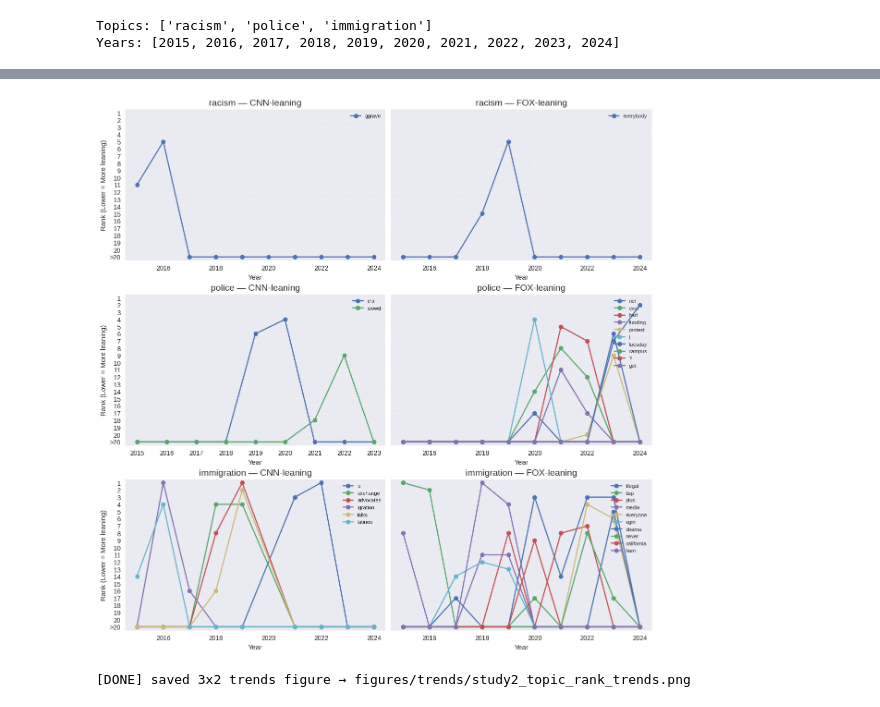
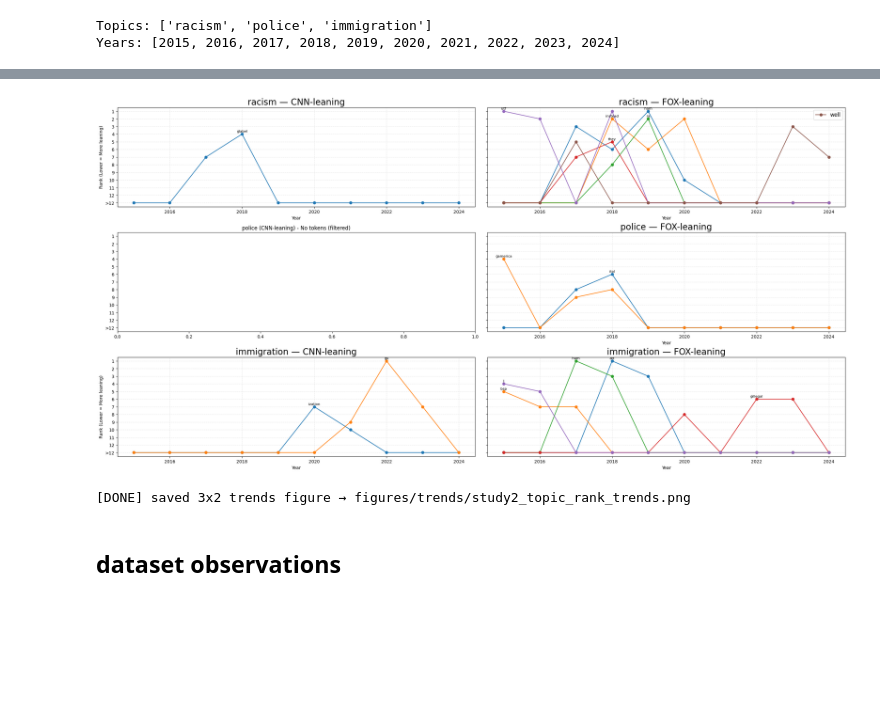
Before and after one commit to anthqiu/VT-CS5624-Project, a Jupyter notebook: study2/step6_data_visualization.ipynb, the cells around one changed output, grey strips where cells are left out. Drawn from its saved outputs; the diff is of its cells as text; code cells hidden in the pictures; blank space fills up the shorter version.

```diff
--- a/study2/step6_data_visualization.ipynb
+++ b/study2/step6_data_visualization.ipynb
@@ -68,24 +68,6 @@ def build_vocabulary_from_yearly_lists(yearly_lists):
         for tok in set(tokens):
             token_years[tok].add(year)
 
-    vocab = set()
-
-    for tok, years_set in token_years.items():
-        years_list = sorted(years_set)
-        if len(years_list) < MIN_CONSECUTIVE_YEARS:
-            continue
-
-        max_run = 1
-        cur_run = 1
-        for i in range(1, len(years_list)):
-            if years_list[i] == years_list[i - 1] + 1:
-                cur_run += 1
-                max_run = max(max_run, cur_run)
-            else:
-                cur_run = 1
-
-        if max_run >= MIN_CONSECUTIVE_YEARS:
-            vocab.add(tok)
-
+    vocab = {tok for tok, yrs in token_years.items() if len(yrs) >= 2}
     return vocab, token_years
 # %%
@@ -447,7 +132,7 @@ print(f"[DONE] Saved: {out_path}")
 fig, axes = plt.subplots(
     nrows=3,
     ncols=2,
-    figsize=(12, 12),
+    figsize=(24, 12),
     sharex=False,
     sharey=True,
     constrained_layout=True
@@ -455,13 +140,14 @@ fig, axes = plt.subplots(
 
 sides = ["cnn", "fox"]
 side_titles = ["CNN-leaning", "FOX-leaning"]
+min_count = 10
 
 for col_idx, side in enumerate(sides):
-    for row_idx, topic in enumerate(ordered_topics):
+    for row_idx, topic in enumerate(TOPIC_KEYWORDS.keys()):
 
         ax = axes[row_idx][col_idx]
 
-        years, yearly_lists = build_rankings_for_side(topic, side)
+        years, yearly_lists = build_rankings_for_side(topic, side, min_count)
         if not years:
             ax.set_title(f"{topic} ({side_titles[col_idx]}) - No data")
             continue
@@ -471,51 +157,78 @@ for col_idx, side in enumerate(sides):
             ax.set_title(f"{topic} ({side_titles[col_idx]}) - No tokens")
             continue
 
-        tokens_for_plot = select_top_tokens_for_plot(vocab, token_years, yearly_lists)
+        last_year = 2024
+        last_year_tokens = yearly_lists.get(last_year, [])[:RANK_CUTOFF_FOR_PLOT]
+        last_year_tokens_set = set(last_year_tokens)
+
+        tokens_for_plot = select_top_tokens_for_plot(
+            vocab, token_years, yearly_lists, last_year
+        )
         if not tokens_for_plot:
             ax.set_title(f"{topic} ({side_titles[col_idx]}) - No tokens (filtered)")
             continue
 
         df_rank = build_rank_matrix(years, yearly_lists, tokens_for_plot)
 
-        # 绘制每个 token 的折线
+        legend_lines = []
+        legend_labels = []
+
         for tok in tokens_for_plot:
-            ax.plot(
+            y = df_rank[tok].values
+            line, = ax.plot(
                 years,
-                df_rank[tok].values,
+                y,
                 marker="o",
                 linestyle="-",
-                label=tok
             )
+
+            if tok in last_year_tokens_set:
+                legend_lines.append(line)
+                legend_labels.append(tok)
+            else:
+                ranks = df_rank[tok].values
+                best_idx = ranks.argmin()
+                best_year = years[best_idx]
+                best_rank = ranks[best_idx]
+
+                ax.text(
+                    best_year,
+                    best_rank - 0.15,
+                    tok,
+                    fontsize=8,
+                    ha="center",
+                    va="bottom",
+                )
 
         ax.invert_yaxis()
         ax.set_ylim(RANK_CUTOFF_FOR_PLOT + 1.5, 0.5)
 
-        ax.set_title(f"{topic} — {side_titles[col_idx]}", fontsize=14)
+        ax.set_title(f"{topic} — {side_titles[col_idx]}", fontsize=20)
         ax.set_xlabel("Year")
         if col_idx == 0:
             ax.set_ylabel("Rank (Lower = More leaning)")
 
         ax.set_yticks(
             list(range(1, RANK_CUTOFF_FOR_PLOT + 1)) + [RANK_CUTOFF_FOR_PLOT + 1]
         )
         ax.set_yticklabels(
             [str(i) for i in range(1, RANK_CUTOFF_FOR_PLOT + 1)] + [f">{RANK_CUTOFF_FOR_PLOT}"]
         )
 
-        ax.legend(loc="upper right", fontsize=8)
+        if legend_lines:
+            ax.legend(legend_lines, legend_labels, loc="upper right", fontsize=12)
 
         ax.grid(True, linestyle="--", alpha=0.3)
-
-handles, labels = axes[0][0].get_legend_handles_labels()
 
 os.makedirs("figures/trends", exist_ok=True)
 out_path = "figures/trends/study2_topic_rank_trends.png"
 plt.savefig(out_path, dpi=200)
 
 plt.show()
 
 print(f"[DONE] saved 3x2 trends figure → {out_path}")
 # %% [output]
-[figure, old version]
+[figure, new version]
 [DONE] saved 3x2 trends figure → figures/trends/study2_topic_rank_trends.png
+# %% [markdown]
+## dataset observations
```
Also changed, not shown: parts of 23 cells of this notebook, 1 other file.
